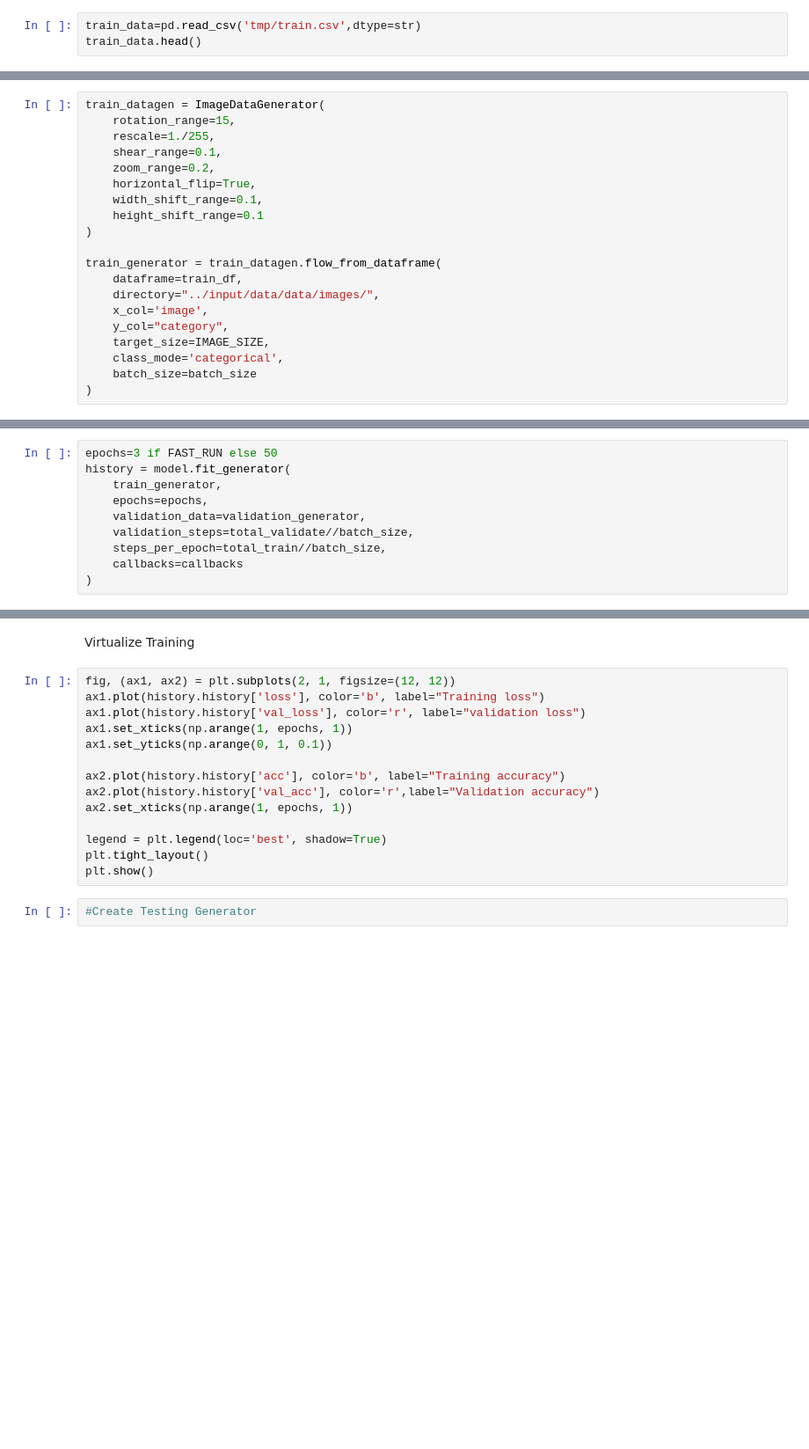
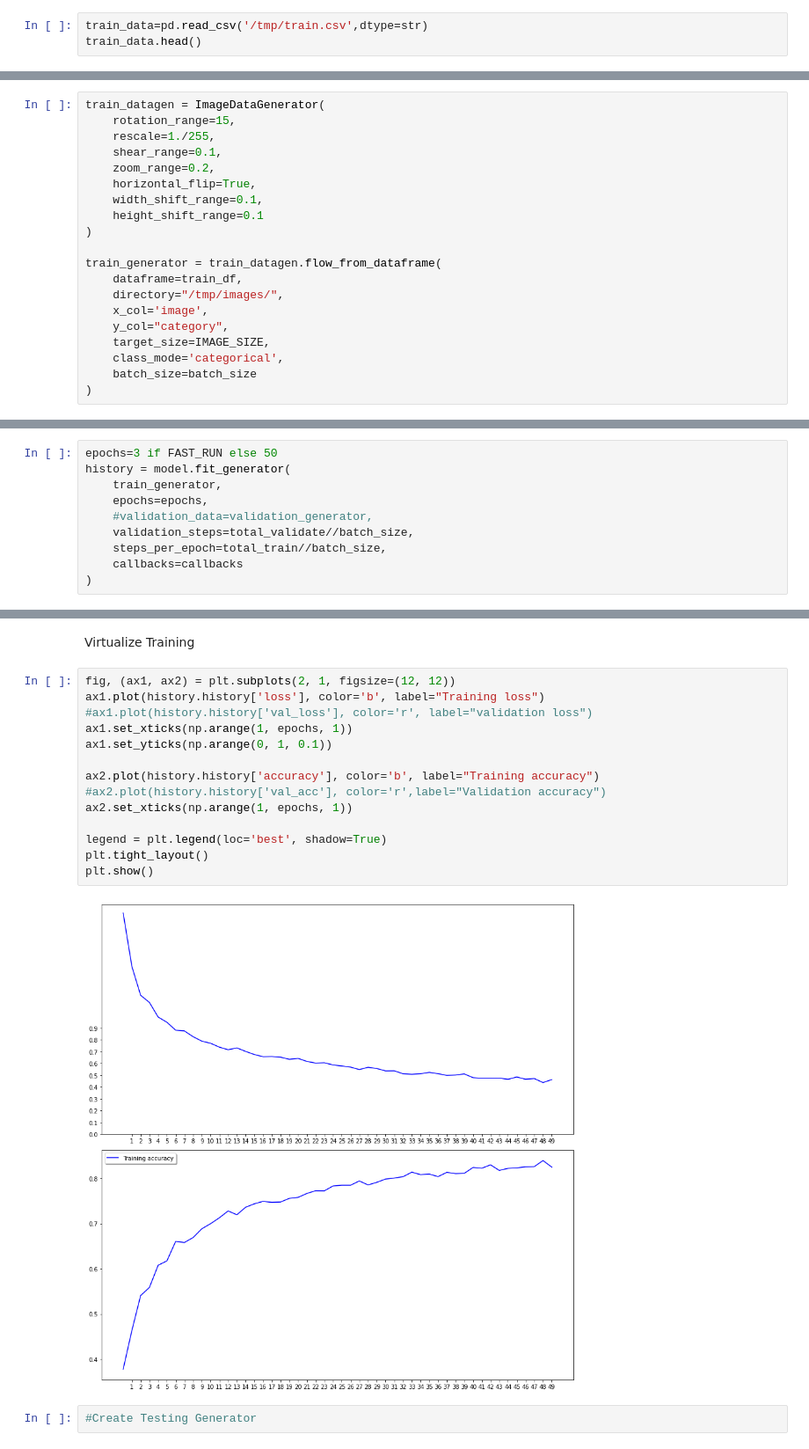
Before and after one commit to saurabhsingh1411/av_computervision_game_of_thrones, a Jupyter notebook: AV_computer_vision_gameofthrones_.ipynb, the cells around one changed output, grey strips where cells are left out. Shown: that part at 88% size. Drawn from its saved outputs; the diff is of its cells as text; blank space fills up the shorter version.

```diff
--- a/AV_computer_vision_gameofthrones_.ipynb
+++ b/AV_computer_vision_gameofthrones_.ipynb
@@ -29,4 +29,4 @@ print('total training images:',len(os.listdir(train_dir)))
 total training images: 8932
 # %%
-train_data=pd.read_csv('tmp/train.csv',dtype=str)
+train_data=pd.read_csv('/tmp/train.csv',dtype=str)
 train_data.head()
@@ -124,7 +181,7 @@ train_datagen = ImageDataGenerator(
 
 train_generator = train_datagen.flow_from_dataframe(
     dataframe=train_df,
-    directory="../input/data/data/images/",
+    directory="/tmp/images/",
     x_col='image',
     y_col="category",
     target_size=IMAGE_SIZE,
@@ -171,7 +234,7 @@ epochs=3 if FAST_RUN else 50
 history = model.fit_generator(
     train_generator,
     epochs=epochs,
-    validation_data=validation_generator,
+    #validation_data=validation_generator,
     validation_steps=total_validate//batch_size,
     steps_per_epoch=total_train//batch_size,
     callbacks=callbacks
@@ -185,17 +266,19 @@ Virtualize Training
 # %%
 fig, (ax1, ax2) = plt.subplots(2, 1, figsize=(12, 12))
 ax1.plot(history.history['loss'], color='b', label="Training loss")
-ax1.plot(history.history['val_loss'], color='r', label="validation loss")
+#ax1.plot(history.history['val_loss'], color='r', label="validation loss")
 ax1.set_xticks(np.arange(1, epochs, 1))
 ax1.set_yticks(np.arange(0, 1, 0.1))
 
-ax2.plot(history.history['acc'], color='b', label="Training accuracy")
-ax2.plot(history.history['val_acc'], color='r',label="Validation accuracy")
+ax2.plot(history.history['accuracy'], color='b', label="Training accuracy")
+#ax2.plot(history.history['val_acc'], color='r',label="Validation accuracy")
 ax2.set_xticks(np.arange(1, epochs, 1))
 
 legend = plt.legend(loc='best', shadow=True)
 plt.tight_layout()
 plt.show()
+# %% [output]
+[figure, added]
 # %%
 #Create Testing Generator
 # %%
```
Also changed, not shown: parts of 18 cells of this notebook.
